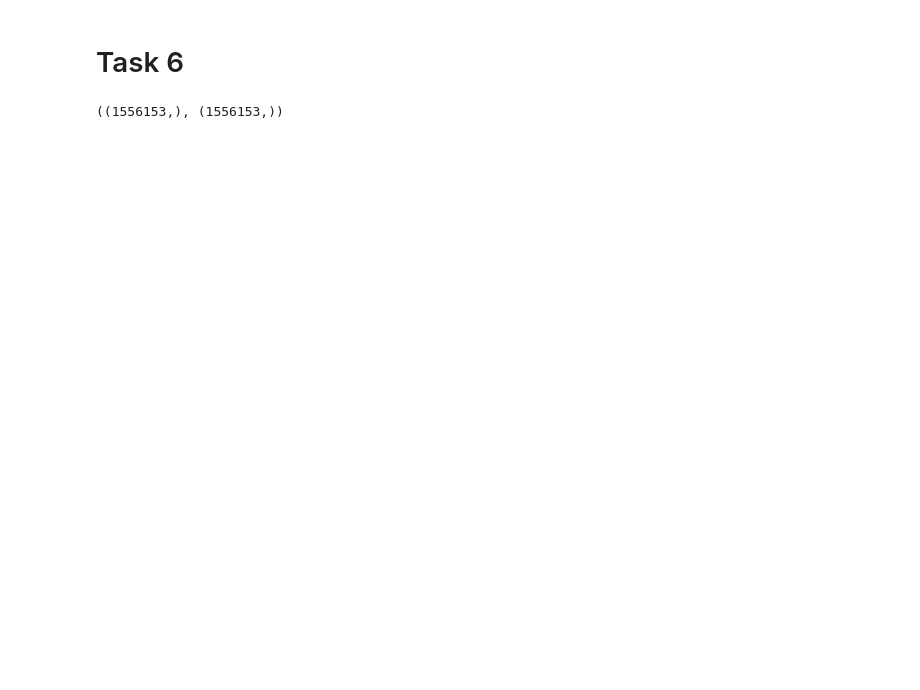
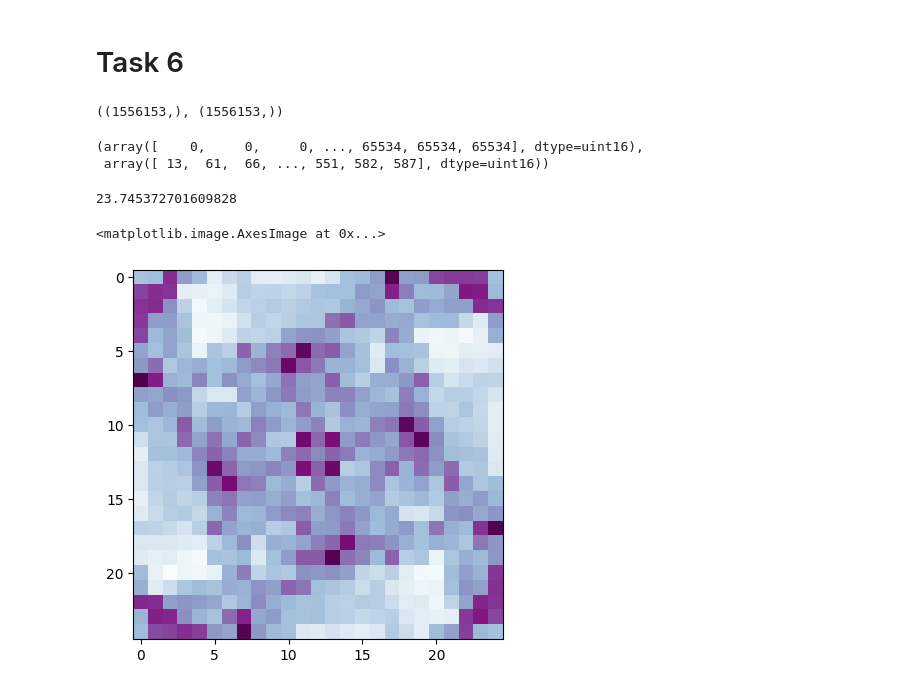
Before and after one commit to jtpotato/simc-2024, a Jupyter notebook: challenge_john_monash.ipynb, the cells around one changed output. Cells and saved outputs as stored; diff of their text form; code cells hidden in the pictures; blank space fills up the shorter version.

```diff
--- a/challenge_john_monash.ipynb
+++ b/challenge_john_monash.ipynb
@@ -229,3 +239,25 @@ for i in range(4):
 task6a.shape, task6b.shape
 # %% [output]
 ((1556153,), (1556153,))
+# %%
+task6a, task6b
+# %% [output]
+(array([    0,     0,     0, ..., 65534, 65534, 65534], dtype=uint16),
+ array([ 13,  61,  66, ..., 551, 582, 587], dtype=uint16))
+# %%
+# Count of task 6a (or 6b) is the number of ones.
+task_6_avg_row_sum = task6a.shape[0] / 65535
+
+task_6_avg_row_sum
+# %% [output]
+23.745372701609828
+# %%
+task_6_matrix = np.empty((65535, 625))
+
+for i in range(task6a.shape[0]):
+    task_6_matrix[task6a[i]][task6b[i]] = 1
+# %%
+plt.imshow(np.reshape(average_img(task_6_matrix), (25, 25)), cmap="BuPu")
+# %% [output]
+<matplotlib.image.AxesImage at 0x...>
+[figure, added]
```
Also changed, not shown: parts of 21 cells of this notebook.
